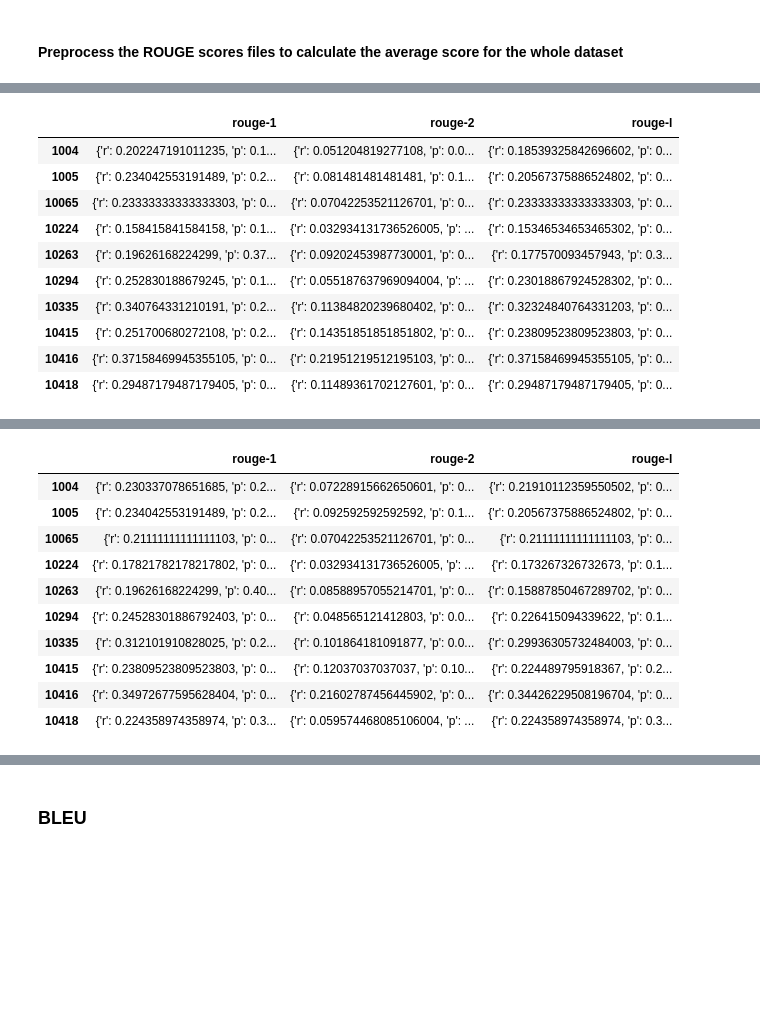
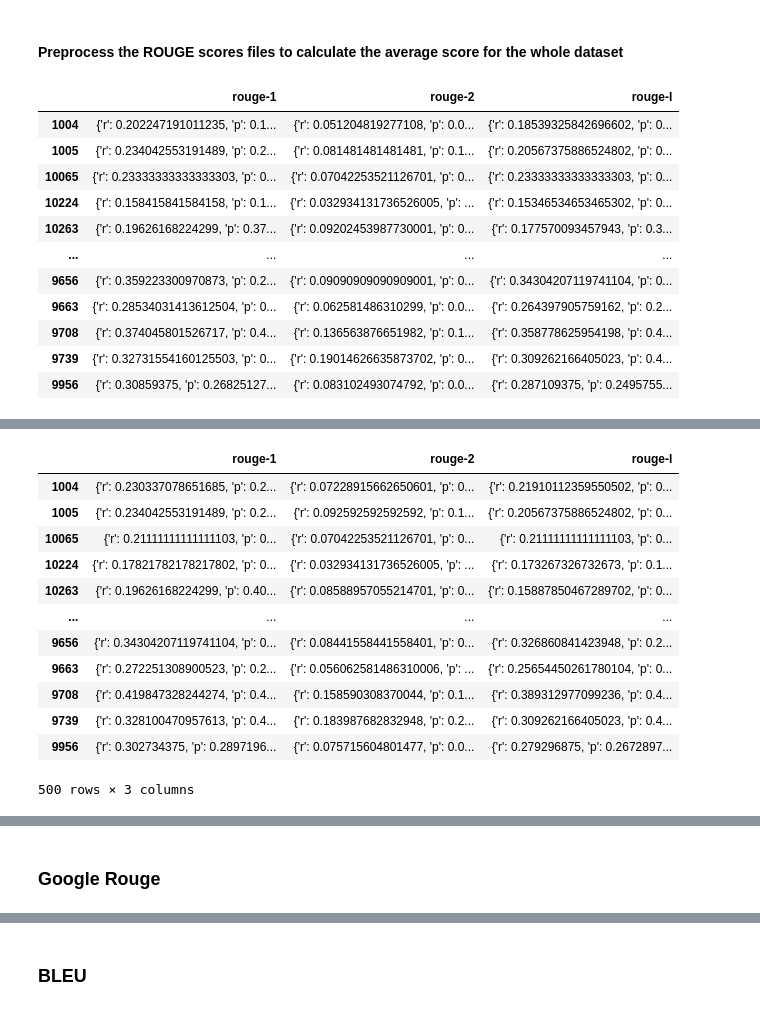
Before and after one commit to peshmerge/REDI-PROJECT, a Jupyter notebook: evaluation.ipynb, the cells around one changed output, grey strips where cells are left out. Drawn from its saved outputs; the diff is of its cells as text; code cells hidden in the pictures; blank space fills up the shorter version.

```diff
--- a/evaluation.ipynb
+++ b/evaluation.ipynb
@@ -72,9 +155,28 @@ Wall time: 9min 57s
 # %%
 %%time
 simplify_summary_df = pandas.read_json(
     'data/simplify_summary_rouge_scores',
     encoding='utf8',
     orient='index'
 )
-simplify_summary_df.head(10)
+display(simplify_summary_df)
+
+summary_simplify_df = pandas.read_json(
+    'data/summary_simplify_rouge_scores',
+    encoding='utf8',
+    orient='index'
+)
+display(summary_simplify_df)
 # %% [output]
+|  | rouge-1 | rouge-2 | rouge-l |
+| 1004 | {'r': 0.202247191011235, 'p': 0.1... | {'r': 0.051204819277108, 'p': 0.0... | {'r': 0.18539325842696602, 'p': 0... |
+| 1005 | {'r': 0.234042553191489, 'p': 0.2... | {'r': 0.081481481481481, 'p': 0.1... | {'r': 0.20567375886524802, 'p': 0... |
+| 10065 | {'r': 0.23333333333333303, 'p': 0... | {'r': 0.07042253521126701, 'p': 0... | {'r': 0.23333333333333303, 'p': 0... |
+| 10224 | {'r': 0.158415841584158, 'p': 0.1... | {'r': 0.032934131736526005, 'p': ... | {'r': 0.15346534653465302, 'p': 0... |
+| 10263 | {'r': 0.19626168224299, 'p': 0.37... | {'r': 0.09202453987730001, 'p': 0... | {'r': 0.177570093457943, 'p': 0.3... |
+| ... | ... | ... | ... |
+| 9656 | {'r': 0.359223300970873, 'p': 0.2... | {'r': 0.09090909090909001, 'p': 0... | {'r': 0.34304207119741104, 'p': 0... |
+| 9663 | {'r': 0.28534031413612504, 'p': 0... | {'r': 0.062581486310299, 'p': 0.0... | {'r': 0.264397905759162, 'p': 0.2... |
+| 9708 | {'r': 0.374045801526717, 'p': 0.4... | {'r': 0.136563876651982, 'p': 0.1... | {'r': 0.358778625954198, 'p': 0.4... |
+| 9739 | {'r': 0.32731554160125503, 'p': 0... | {'r': 0.19014626635873702, 'p': 0... | {'r': 0.309262166405023, 'p': 0.4... |
+| 9956 | {'r': 0.30859375, 'p': 0.26825127... | {'r': 0.083102493074792, 'p': 0.0... | {'r': 0.287109375, 'p': 0.2495755... |
@@ -83,11 +184,13 @@ Wall time: 24.3 ms
-|  | rouge-1 | rouge-2 | rouge-l |
-| 1004 | {'r': 0.202247191011235, 'p': 0.1... | {'r': 0.051204819277108, 'p': 0.0... | {'r': 0.18539325842696602, 'p': 0... |
-| 1005 | {'r': 0.234042553191489, 'p': 0.2... | {'r': 0.081481481481481, 'p': 0.1... | {'r': 0.20567375886524802, 'p': 0... |
-| 10065 | {'r': 0.23333333333333303, 'p': 0... | {'r': 0.07042253521126701, 'p': 0... | {'r': 0.23333333333333303, 'p': 0... |
-| 10224 | {'r': 0.158415841584158, 'p': 0.1... | {'r': 0.032934131736526005, 'p': ... | {'r': 0.15346534653465302, 'p': 0... |
-| 10263 | {'r': 0.19626168224299, 'p': 0.37... | {'r': 0.09202453987730001, 'p': 0... | {'r': 0.177570093457943, 'p': 0.3... |
-| 10294 | {'r': 0.252830188679245, 'p': 0.1... | {'r': 0.055187637969094004, 'p': ... | {'r': 0.23018867924528302, 'p': 0... |
-| 10335 | {'r': 0.340764331210191, 'p': 0.2... | {'r': 0.11384820239680402, 'p': 0... | {'r': 0.32324840764331203, 'p': 0... |
-| 10415 | {'r': 0.251700680272108, 'p': 0.2... | {'r': 0.14351851851851802, 'p': 0... | {'r': 0.23809523809523803, 'p': 0... |
-| 10416 | {'r': 0.37158469945355105, 'p': 0... | {'r': 0.21951219512195103, 'p': 0... | {'r': 0.37158469945355105, 'p': 0... |
-| 10418 | {'r': 0.29487179487179405, 'p': 0... | {'r': 0.11489361702127601, 'p': 0... | {'r': 0.29487179487179405, 'p': 0... |
+|  | rouge-1 | rouge-2 | rouge-l |
+| 1004 | {'r': 0.230337078651685, 'p': 0.2... | {'r': 0.07228915662650601, 'p': 0... | {'r': 0.21910112359550502, 'p': 0... |
+| 1005 | {'r': 0.234042553191489, 'p': 0.2... | {'r': 0.092592592592592, 'p': 0.1... | {'r': 0.20567375886524802, 'p': 0... |
+| 10065 | {'r': 0.21111111111111103, 'p': 0... | {'r': 0.07042253521126701, 'p': 0... | {'r': 0.21111111111111103, 'p': 0... |
+| 10224 | {'r': 0.17821782178217802, 'p': 0... | {'r': 0.032934131736526005, 'p': ... | {'r': 0.173267326732673, 'p': 0.1... |
+| 10263 | {'r': 0.19626168224299, 'p': 0.40... | {'r': 0.08588957055214701, 'p': 0... | {'r': 0.15887850467289702, 'p': 0... |
+| ... | ... | ... | ... |
+| 9656 | {'r': 0.34304207119741104, 'p': 0... | {'r': 0.08441558441558401, 'p': 0... | {'r': 0.326860841423948, 'p': 0.2... |
+| 9663 | {'r': 0.272251308900523, 'p': 0.2... | {'r': 0.056062581486310006, 'p': ... | {'r': 0.25654450261780104, 'p': 0... |
+| 9708 | {'r': 0.419847328244274, 'p': 0.4... | {'r': 0.158590308370044, 'p': 0.1... | {'r': 0.389312977099236, 'p': 0.4... |
+| 9739 | {'r': 0.328100470957613, 'p': 0.4... | {'r': 0.183987682832948, 'p': 0.2... | {'r': 0.309262166405023, 'p': 0.4... |
+| 9956 | {'r': 0.302734375, 'p': 0.2897196... | {'r': 0.075715604801477, 'p': 0.0... | {'r': 0.279296875, 'p': 0.2672897... |
+500 rows × 3 columns
@@ -94,19 +199,2 @@ Wall time: 24.3 ms
-# %%
-summary_simplify_df = pandas.read_json(
-    'data/summary_simplify_rouge_scores',
-    encoding='utf8',
-    orient='index'
-)
-summary_simplify_df.head(10)
-# %% [output]
-|  | rouge-1 | rouge-2 | rouge-l |
-| 1004 | {'r': 0.230337078651685, 'p': 0.2... | {'r': 0.07228915662650601, 'p': 0... | {'r': 0.21910112359550502, 'p': 0... |
-| 1005 | {'r': 0.234042553191489, 'p': 0.2... | {'r': 0.092592592592592, 'p': 0.1... | {'r': 0.20567375886524802, 'p': 0... |
-| 10065 | {'r': 0.21111111111111103, 'p': 0... | {'r': 0.07042253521126701, 'p': 0... | {'r': 0.21111111111111103, 'p': 0... |
-| 10224 | {'r': 0.17821782178217802, 'p': 0... | {'r': 0.032934131736526005, 'p': ... | {'r': 0.173267326732673, 'p': 0.1... |
-| 10263 | {'r': 0.19626168224299, 'p': 0.40... | {'r': 0.08588957055214701, 'p': 0... | {'r': 0.15887850467289702, 'p': 0... |
-| 10294 | {'r': 0.24528301886792403, 'p': 0... | {'r': 0.048565121412803, 'p': 0.0... | {'r': 0.226415094339622, 'p': 0.1... |
-| 10335 | {'r': 0.312101910828025, 'p': 0.2... | {'r': 0.101864181091877, 'p': 0.0... | {'r': 0.29936305732484003, 'p': 0... |
-| 10415 | {'r': 0.23809523809523803, 'p': 0... | {'r': 0.12037037037037, 'p': 0.10... | {'r': 0.224489795918367, 'p': 0.2... |
-| 10416 | {'r': 0.34972677595628404, 'p': 0... | {'r': 0.21602787456445902, 'p': 0... | {'r': 0.34426229508196704, 'p': 0... |
-| 10418 | {'r': 0.224358974358974, 'p': 0.3... | {'r': 0.059574468085106004, 'p': ... | {'r': 0.224358974358974, 'p': 0.3... |
+# %% [markdown]
+### Google Rouge
```
Also changed, not shown: parts of 17 cells of this notebook, 2 other files.
